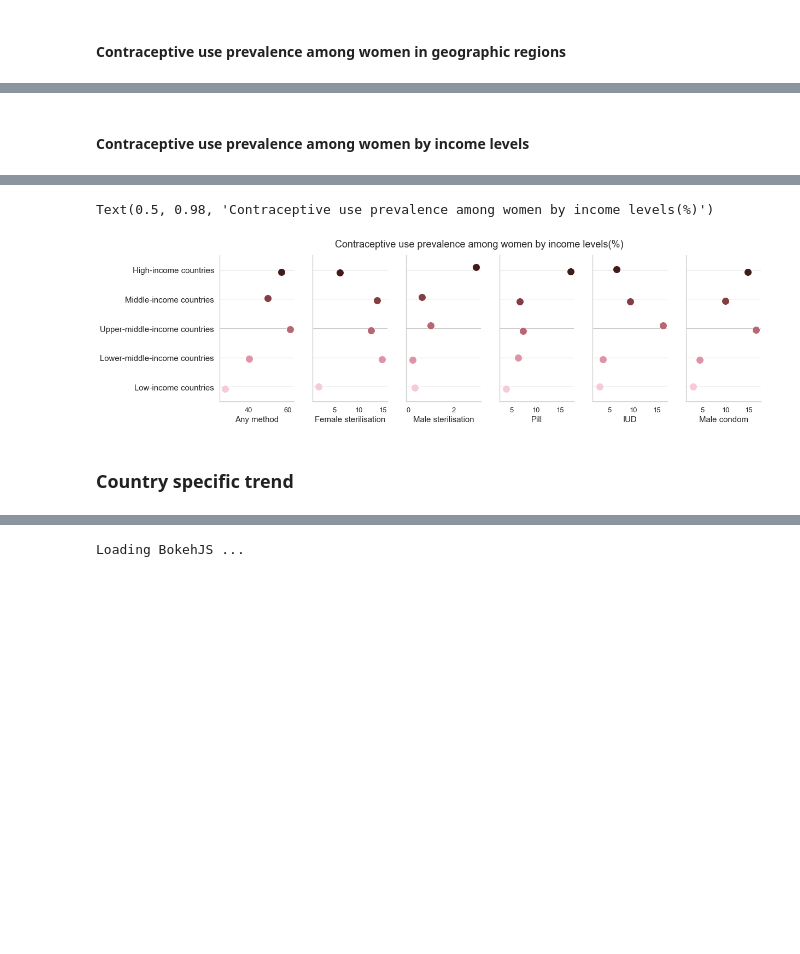
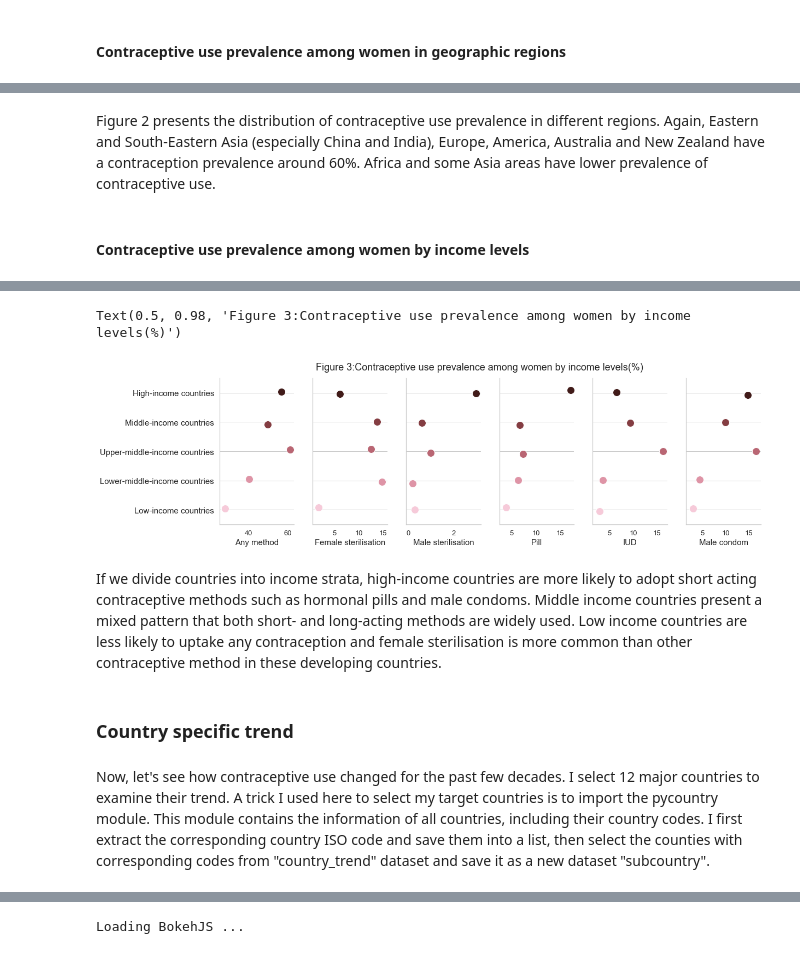
Before and after one commit to JYU-412/Contraceptive-data-visualization, a Jupyter notebook: Project_contraceptive_data_visualization.ipynb, the cells around one changed output, grey strips where cells are left out. Saved outputs shown, nothing was run; the diff lists cells and outputs as text; code cells hidden in the pictures; blank space fills up the shorter version.

```diff
--- a/Project_contraceptive_data_visualization.ipynb
+++ b/Project_contraceptive_data_visualization.ipynb
@@ -87,7 +118,7 @@ World_con.plot(column='Any method', linewidth=0.3, ax=ax, edgecolor='0.7',alpha=
 ax.axis('off')# remove the axis
 
 # add plot title and annotation
-ax.set_title('Estimated prevalence of contraceptive use among women of reproductive age (15-49 years), 2019(%)',
+ax.set_title('Figure 1:Estimated prevalence of contraceptive use among women of reproductive age (15-49 years), 2019(%)',
              fontdict={'fontsize': '16', 'fontweight' : '5','horizontalalignment': 'center'})
 ax.annotate('Source: United  Nations, Population  Division  (2019).',xy=(0.1, 0.28),
             xycoords='figure fraction', horizontalalignment='left', verticalalignment='top',
@@ -118,3 +154,5 @@ Text(0.5, 0.98, 'Contraceptive use prevalence in geographic regions: all method
+# %% [markdown]
+Figure 2 presents the distribution of contraceptive use prevalence in different regions. Again, Eastern and South-Eastern Asia (especially China and India), Europe, America, Australia and New Zealand have a contraception prevalence around 60%. Africa and some Asia areas have lower prevalence of contraceptive use.
 # %% [markdown]
 #### Contraceptive use prevalence among women by income levels
 # %%
@@ -129,29 +167,33 @@ inc_contra
 | 19 | Lower-middle-income countries | 40.1 | 14.8 | 0.2 | 6.3 | 3.6 | 4.4 |
 | 20 | Low-income countries | 28.0 | 1.7 | 0.3 | 3.8 | 3.0 | 2.9 |
 # %%
-## plot setup
+## plot setup，we use PariGrid to setup the multiple plotting format.b
 sns.set(style="whitegrid",rc={'font.size': 15, 'axes.labelsize': 15, 'legend.fontsize': 15,
    'axes.titlesize': 15, 'xtick.labelsize': 13, 'ytick.labelsize': 15})
 inc= sns.PairGrid(inc_contra,
                  x_vars=inc_contra.columns[1:7], y_vars=["area"],
                  height=5, aspect=.5)
 inc.map(sns.stripplot, size=14, orient="h",
       palette="ch:s=1,r=-.1,h=1_r", linewidth=1, edgecolor="w")
 inc.set(ylabel="")
 
 ## change grid orientation
 for ax in inc.axes.flat:
     ax.xaxis.grid(False)
     ax.yaxis.grid(True)
 
 ## setup title
 inc.fig.subplots_adjust(top=0.9) ## title position
-inc.fig.suptitle('Contraceptive use prevalence among women by income levels(%)', fontsize=18)
+inc.fig.suptitle('Figure 3:Contraceptive use prevalence among women by income levels(%)', fontsize=18)
 # %% [output]
-Text(0.5, 0.98, 'Contraceptive use prevalence among women by income levels(%)')
+Text(0.5, 0.98, 'Figure 3:Contraceptive use prevalence among women by income levels(%)')
-[figure, old version]
+[figure, new version]
+# %% [markdown]
+If we divide countries into income strata, high-income countries are more likely to adopt short acting contraceptive methods such as hormonal pills and male condoms. Middle income countries present a mixed pattern that both short- and long-acting methods are widely used. Low income countries are less likely to uptake any contraception and female sterilisation is more common than other contraceptive method in these developing countries.
 # %% [markdown]
 ### Country specific trend
+# %% [markdown]
+Now, let's see how contraceptive use changed for the past few decades. I select 12 major countries to examine their trend. A trick I used here to select my target countries is to import the pycountry module. This module contains the information of all countries, including their country codes. I first extract the corresponding country ISO code and save them into a list, then select the counties with corresponding codes from "country_trend" dataset and save it as a new dataset "subcountry".
 # %%
 ## Select 12 countries to examine the trends
 countryname=[]
```
Also changed, not shown: parts of 35 cells of this notebook, 1 other file.
